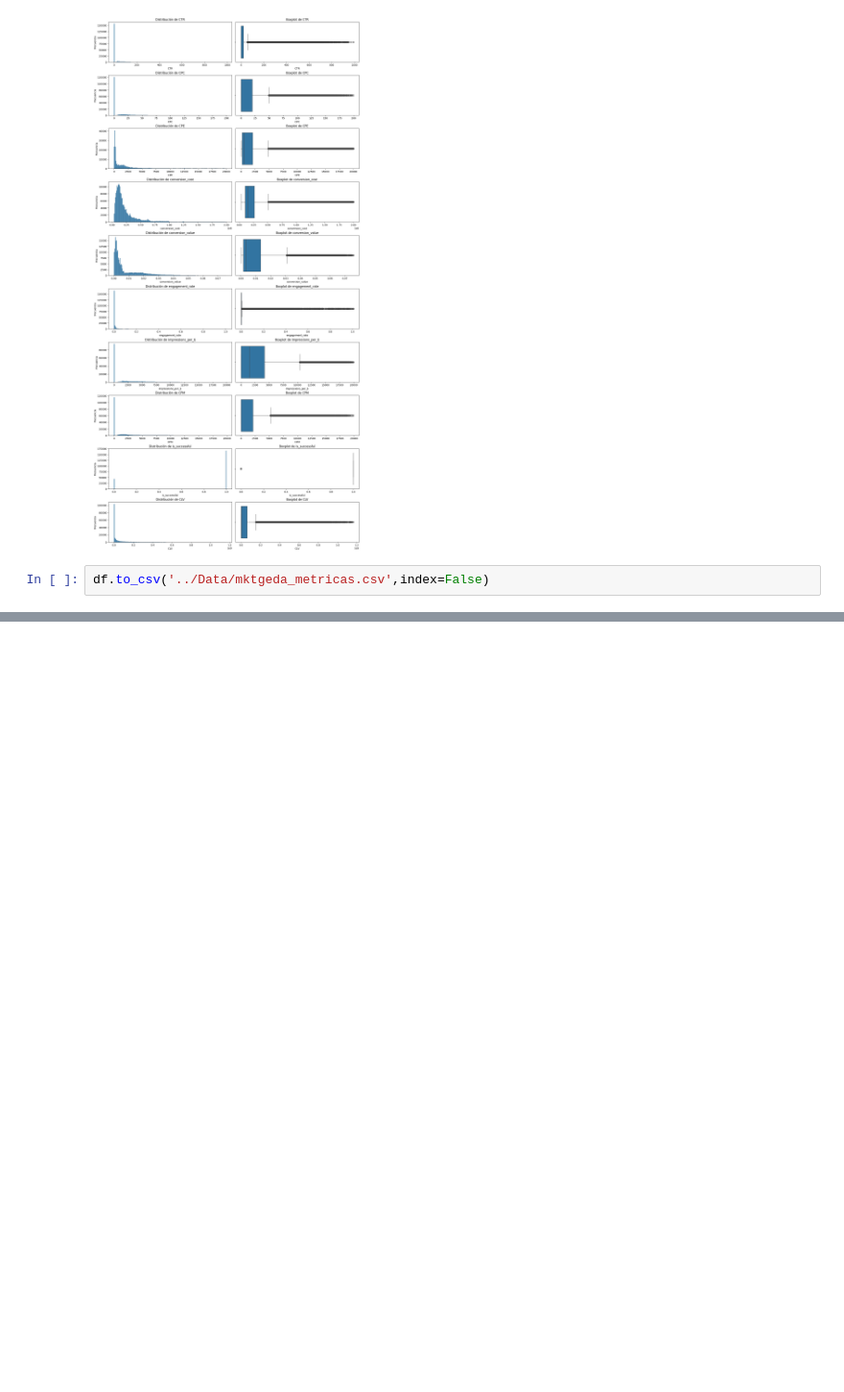
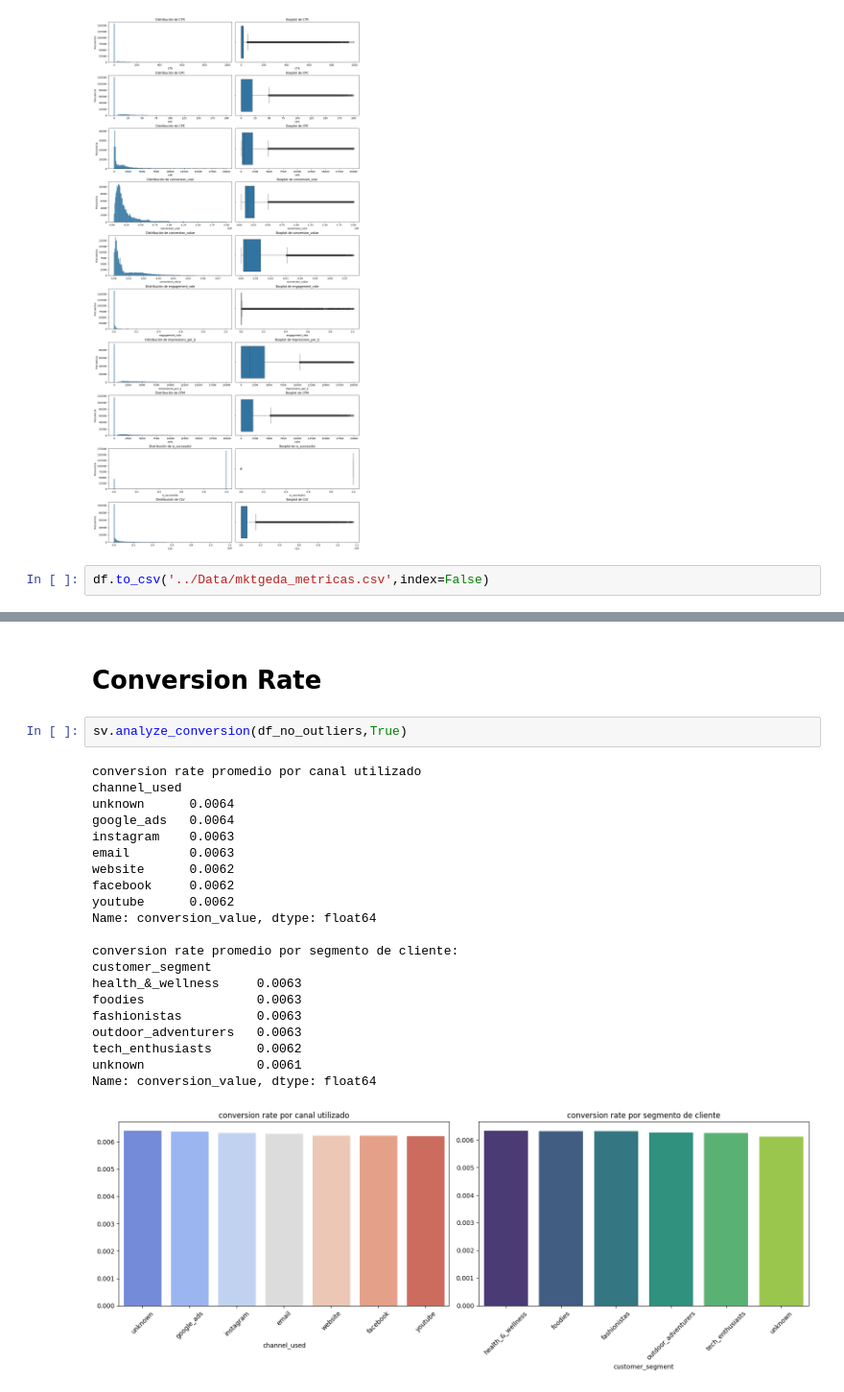
Before and after one commit to esanchezlaulhe1312/marketing_analysis, a Jupyter notebook: Jupyters/marketing.ipynb, the cells around one changed output, grey strips where cells are left out. Shown at 96% size. Saved outputs shown, nothing was run; the diff lists cells and outputs as text; blank space fills up the shorter version.

```diff
--- a/Jupyters/marketing.ipynb
+++ b/Jupyters/marketing.ipynb
@@ -88,0 +177,26 @@ df.to_csv('../Data/mktgeda_metricas.csv',index=False)
+# %% [markdown]
+# Conversion Rate
+# %%
+sv.analyze_conversion(df_no_outliers,True)
+# %% [output]
+conversion rate promedio por canal utilizado
+channel_used
+unknown      0.0064
+google_ads   0.0064
+instagram    0.0063
+email        0.0063
+website      0.0062
+facebook     0.0062
+youtube      0.0062
+Name: conversion_value, dtype: float64
+
+conversion rate promedio por segmento de cliente:
+customer_segment
+health_&_wellness     0.0063
+foodies               0.0063
+fashionistas          0.0063
+outdoor_adventurers   0.0063
+tech_enthusiasts      0.0062
+unknown               0.0061
+Name: conversion_value, dtype: float64
+[figure, added]
```
Also changed, not shown: parts of 8 cells of this notebook, 2 other files.
